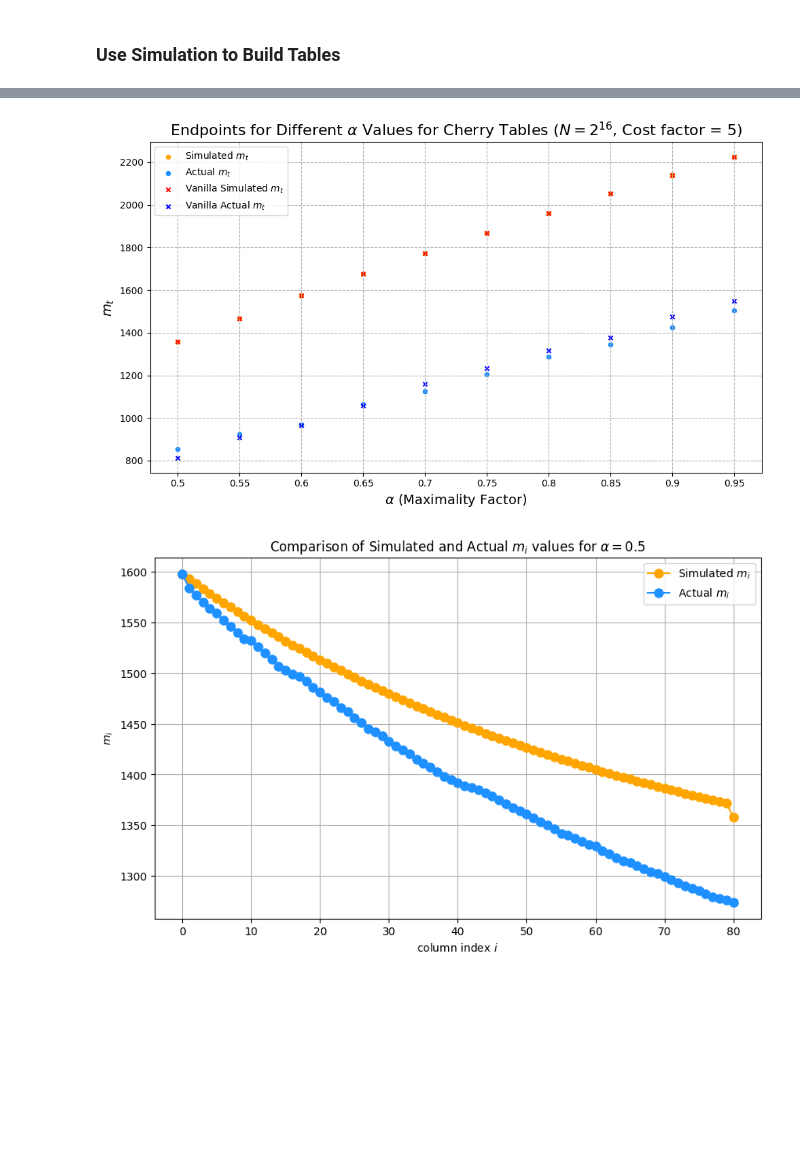
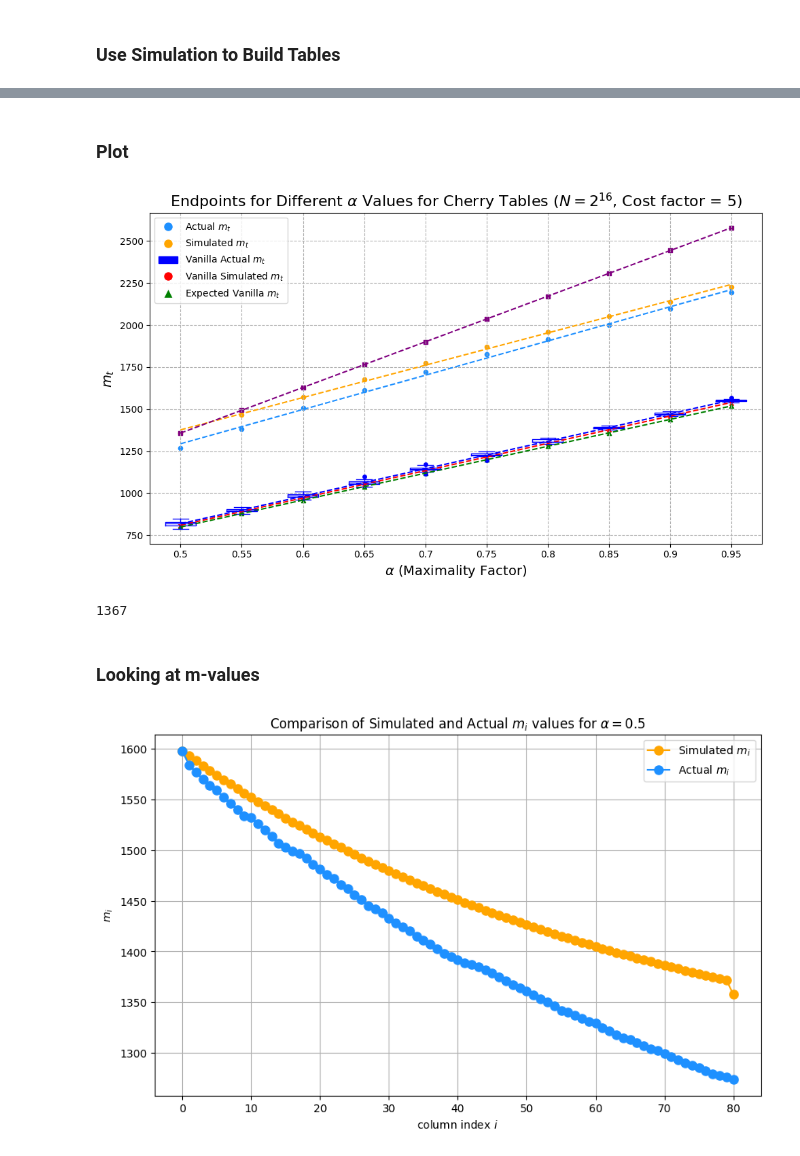
Before and after one commit to mahfuzahf/cherry-picking-reduction-functions, a Jupyter notebook: plots/higher_costs/N_16/constructing_table/cherry_simulations.ipynb, the cells around one changed output, grey strips where cells are left out. Saved outputs shown, nothing was run; the diff lists cells and outputs as text; code cells hidden in the pictures; blank space fills up the shorter version.

Commit message:
looking at cherry tables with cost factor 5

```diff
--- a/plots/higher_costs/N_16/constructing_table/cherry_simulations.ipynb
+++ b/plots/higher_costs/N_16/constructing_table/cherry_simulations.ipynb
@@ -298,25 +228,80 @@ KeyboardInterrupt:
+# %%
+# calculate expected m_t
+expected_mts = []
+# mt-max = 2N/t+2
+# mt = alpha * mt-max
+t = round(log(1-p)/log(1-N**(-1/3)))
+mt_max = (2*N)/(t + 2)
+for alpha in alphas:
+    expected_mts.append(round(alpha * mt_max))
+# %%
+# given the simulation result for alpha = 0.5, plot what we should expect as we increase alpha
+expected_simulation_mts = []
+base = optimisation_mt[0]  # get the base mt for alpha = 0.5
+for a, alpha in enumerate(alphas):
+    expected_simulation_mts.append(round(base * (alpha / alphas[0])))
+# %% [markdown]
+### Plot
 # %%
 # plot scatter plot of optimisation mt vs generated mt
 x_indicies = range(len(alphas))
 plt.figure(figsize=(10,6))
 
-# # plot simulated cost as scatter
-plt.scatter(x_indicies, optimisation_mt, color='orange', label='Simulated $m_t$ ', s=20)
-plt.scatter(x_indicies, [mt[0] for mt in generation_mt], color='dodgerblue', label='Actual $m_t$', s=20)
+# plot simulated cost as scatter
+# plt.scatter(x_indicies, optimisation_mt, color='orange', label='Simulated $m_t$ ', s=20)
+# plt.scatter(x_indicies, [mt[0] for mt in generation_mt], color='dodgerblue', label='Actual $m_t$', s=20)
+
+# # read in from file for cherry tables
+data_cherry = pd.read_csv("cherry_N_216_different_alpha_0.5_0.95_with_cost_results.csv")
+plt.scatter(x_indicies, data_cherry['optimiser_mt'], color='orange', label='Cherry Simulated $m_t$', s=20)
+plt.scatter(x_indicies, data_cherry['trial_1'], color='dodgerblue', label='Cherry Actual $m_t$', s=20)
+
+# plot what we expect for cherry tables given 0.5 alpha simulation
+plt.scatter(x_indicies, expected_simulation_mts, color='purple', label='Expected Cherry $m_t$ based on simulation at 0.5', s=20, marker='s')
+
 # plot simulated and actual for vanilla tables as well
-data = pd.read_csv("vanilla_N_16_different_alpha_0.5_0.95_with_cost_results.csv")
+data_vanilla = pd.read_csv("vanilla_N_16_different_alpha_0.5_0.95_with_cost_results.csv")
 x_indicies = range(len(alphas))
-plt.scatter(x_indicies, data['optimiser_mt'], color='red', label='Vanilla Simulated $m_t$', s=20, marker='x')
-plt.scatter(x_indicies, [mt[0] for mt in data.iloc[:,2:22].values], color='blue', label='Vanilla Actual $m_t$', s=20, marker='x')
+plt.scatter(x_indicies, data_vanilla['optimiser_mt'], color='red', label='Vanilla Simulated $m_t$', s=20, marker='x')
+# for actual vanilla - convert samples from dataframe to a single list for boxplot
+plt.boxplot([data_vanilla.loc[data_vanilla['alpha'] == alpha, data_vanilla.columns[2:22]].values.flatten() for alpha in alphas],
+            positions=x_indicies, widths=0.5,
+            boxprops=dict(color='blue'),
+            medianprops=dict(color='blue'),
+            whiskerprops=dict(color='blue'),
+            capprops=dict(color='blue'),
+            flierprops=dict(markerfacecolor='blue', marker='o', markersize=5, markeredgecolor='none'))
+# plot expected vanilla mt in green
+plt.scatter(x_indicies, expected_mts, color='green', label='Expected Vanilla $m_t$', s=20, marker='^')
 
+# plot lines of best fit
+plt.plot(x_indicies, np.poly1d(np.polyfit(x_indicies, optimisation_mt, 1))(x_indicies), color='orange', linestyle='--')
+plt.plot(x_indicies, np.poly1d(np.polyfit(x_indicies, [mt[0] for mt in generation_mt], 1))(x_indicies), color='dodgerblue', linestyle='--')
+plt.plot(x_indicies, np.poly1d(np.polyfit(x_indicies, expected_simulation_mts, 1))(x_indicies), color='purple', linestyle='--')
+plt.plot(x_indicies, np.poly1d(np.polyfit(x_indicies, data_vanilla['optimiser_mt'], 1))(x_indicies), color='red', linestyle='--')
+# plt.plot(x_indicies, np.poly1d(np.polyfit(x_indicies, [mt[0] for mt in data.iloc[:,2:22].values], 1))(x_indicies), color='blue', linestyle='--')
+plt.plot(x_indicies, np.poly1d(np.polyfit(x_indicies, [np.mean(data_vanilla.loc[data_vanilla['alpha'] == alpha, data_vanilla.columns[2:22]].values.flatten()) for alpha in alphas], 1))(x_indicies), color='blue', linestyle='--')
+plt.plot(x_indicies, np.poly1d(np.polyfit(x_indicies, expected_mts, 1))(x_indicies), color='green', linestyle='--')
+
+# titles and labels
 plt.xlabel('$\\alpha$ (Maximality Factor)', fontsize=14)
 plt.ylabel('$m_t$', fontsize=14)
 plt.xticks(x_indicies, alphas)
 plt.grid(linestyle="--")
 plt.title('Endpoints for Different $\\alpha$ Values for Cherry Tables ($N=2^{16}$, Cost factor = 5)', fontsize=16)
-plt.legend()
+
+# manually add legend
+box_legend = mpatches.Patch(color="blue", label="Vanilla Actual $m_t$")
+plt.legend(handles=[plt.Line2D([0], [0], marker='o', color='w', label='Actual $m_t$', markerfacecolor='dodgerblue', markersize=10), plt.Line2D([0], [0], marker='o', color='w', label='Simulated $m_t$', markerfacecolor='orange', markersize=10), box_legend, plt.Line2D([0], [0], marker='o', color='w', label='Vanilla Simulated $m_t$', markerfacecolor='red', markersize=10), plt.Line2D([0], [0], marker='^', color='w', label='Expected Vanilla $m_t$', markerfacecolor='green', markersize=10)])
+
 plt.tight_layout()
 plt.show()
 # %% [output]
-[figure, old version]
+[figure, new version]
+# %%
+round(optimisation_kis[0][1])
+# %% [output]
+1367
+# %% [markdown]
+### Looking at m-values
 # %%
```
Also changed, not shown: parts of 7 cells of this notebook, 7 other files.
